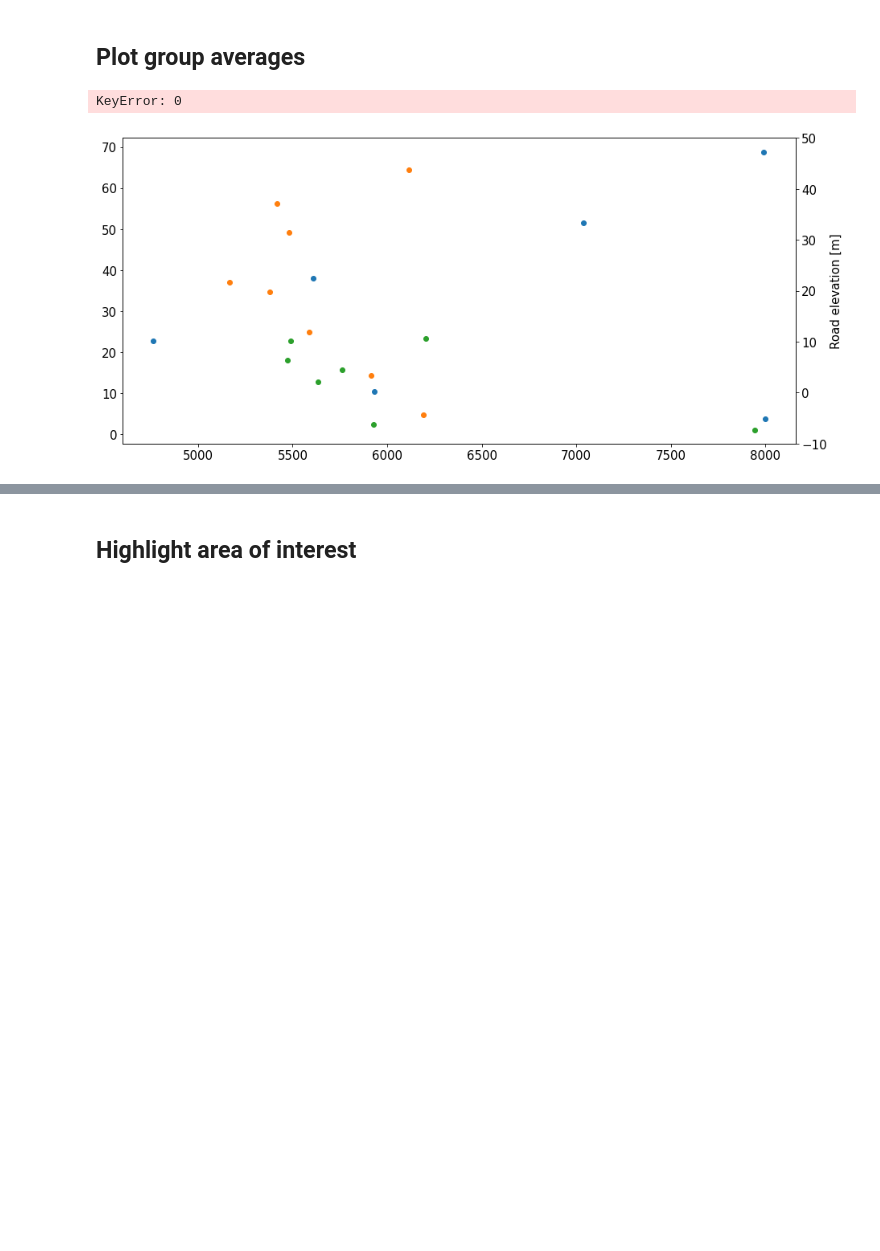
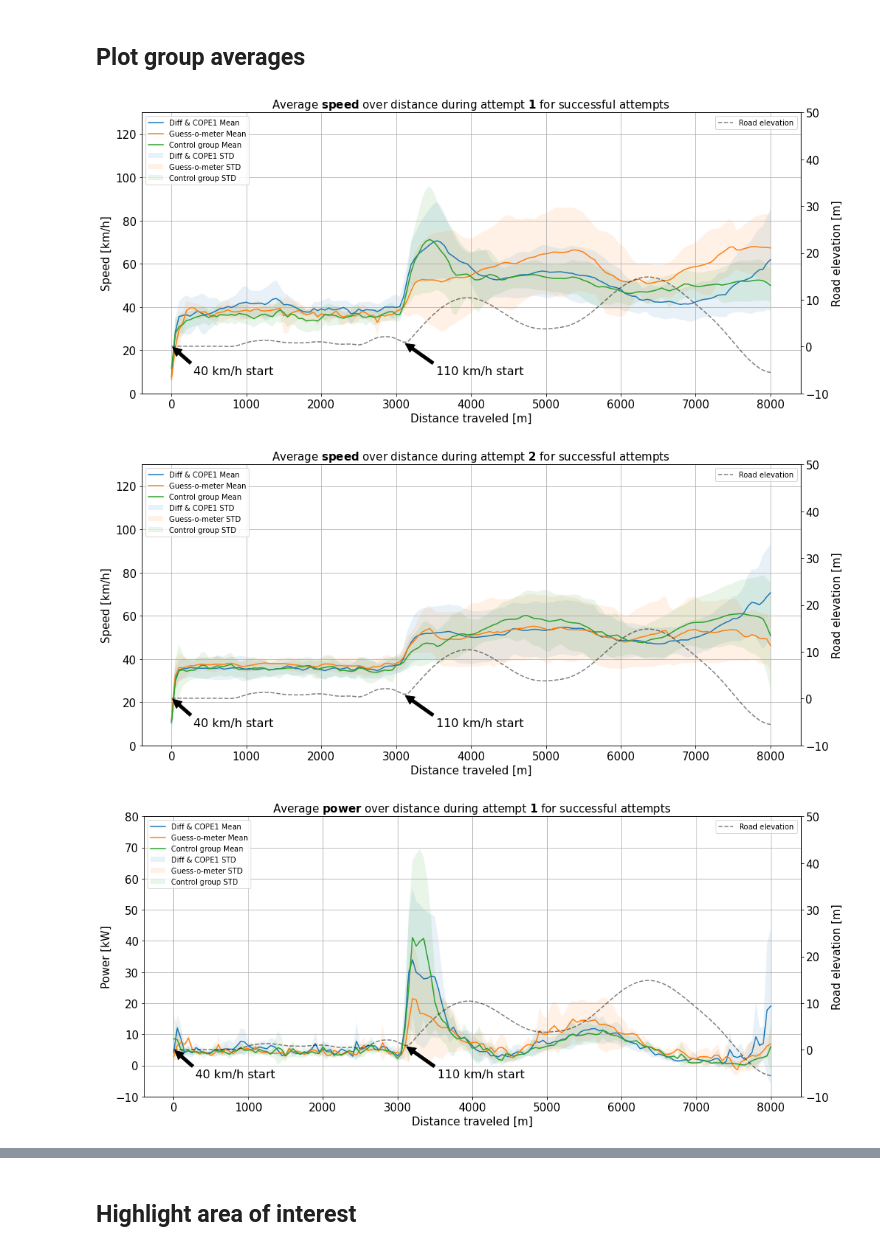
Before and after one commit to Sandsten/bev-vr-data-analysis, a Jupyter notebook: jupyter-notebooks/vis driving data.ipynb, the cells around one changed output, grey strips where cells are left out. Drawn from its saved outputs; the diff is of its cells as text; code cells hidden in the pictures; blank space fills up the shorter version.

```diff
--- a/jupyter-notebooks/vis driving data.ipynb
+++ b/jupyter-notebooks/vis driving data.ipynb
@@ -27,7 +18,8 @@ exclusion_list = guess_excluded + diff_excluded + control_excluded
 #exclusion_list = []
 
 # Remove all rows which are of participants who are in the exclusion_list
-driving_data = driving_data_original[~driving_data_original.user_id.isin(exclusion_list)]
+# .copy() is important to avoid warnings later, if .copy() not used and we modify driving_data, driving_data_original will be affected too!
+driving_data = driving_data_original[~driving_data_original.user_id.isin(exclusion_list)].copy()
 
-# Update to not get the warning
-driving_data["throttle_position"] = driving_data["throttle_position"].apply(lambda x: x * 100)
+# Convert throttle position from [0,1] to [0,100]
+driving_data["throttle_position"] *= 100
@@ -173,22 +179,21 @@ variables_unit = {
   "power_usage": "[kW]",
   "throttle_position": "[%]"
 }
+matplot_params = {
+    'font.size': 12,
+    'axes.labelsize': 15,
+    'axes.titlesize': 15,
+    'legend.fontsize': 10,
+    'xtick.labelsize': 15,
+    'ytick.labelsize': 15
+}
+matplotlib.rcParams.update(matplot_params)
 # %%
-params = {
-    'font.size': 12,
-    'axes.labelsize': 15,
-    'axes.titlesize': 15,
-    'legend.fontsize': 10,
-    'xtick.labelsize': 15,
-    'ytick.labelsize': 15
-}
-matplotlib.rcParams.update(params)
-
 def plotGroupAverage(variable, attempt):
   variable_to_plot = variable
   attempt_nr = attempt
 
-  fig, ax = plt.subplots(figsize=(15,7))
+  fig, ax = plt.subplots(figsize=(16,7))
 
   groups_average = average_groups[average_groups.attempt == attempt_nr]
 
@@ -230,14 +235,15 @@ def plotGroupAverage(variable, attempt):
   # Fails
   plt.gca().set_prop_cycle(None)
 
-  failed_diff_and_cope = failed_attempts[(failed_attempts.evis_id == "diff_and_cope1") & (failed_attempts.attempt == attempt_nr)]
-  plt.scatter(failed_diff_and_cope.distance_traveled, failed_diff_and_cope[variable_to_plot], label="Diff & COPE1 failed attempts")
+  if not exclude_failed_attempts:
+    failed_diff_and_cope = failed_attempts[(failed_attempts.evis_id == "diff_and_cope1") & (failed_attempts.attempt == attempt_nr)]
+    plt.scatter(failed_diff_and_cope.distance_traveled, failed_diff_and_cope[variable_to_plot], label="Diff & COPE1 failed attempts")
 
-  failed_guess = failed_attempts[(failed_attempts.evis_id == "guess_o_meter") & (failed_attempts.attempt == attempt_nr)]
-  plt.scatter(failed_guess.distance_traveled, failed_guess[variable_to_plot], label="Guess-o-meter failed attempts")
+    failed_guess = failed_attempts[(failed_attempts.evis_id == "guess_o_meter") & (failed_attempts.attempt == attempt_nr)]
+    plt.scatter(failed_guess.distance_traveled, failed_guess[variable_to_plot], label="Guess-o-meter failed attempts")
 
-  failed_control_group = failed_attempts[(failed_attempts.evis_id == "control_group") & (failed_attempts.attempt == attempt_nr)]
-  plt.scatter(failed_control_group.distance_traveled, failed_control_group[variable_to_plot], label="Control group failed attempts")
+    failed_control_group = failed_attempts[(failed_attempts.evis_id == "control_group") & (failed_attempts.attempt == attempt_nr)]
+    plt.scatter(failed_control_group.distance_traveled, failed_control_group[variable_to_plot], label="Control group failed attempts")
 
     # Road elevation
   road_evel_ax = ax.twinx()
@@ -255,7 +261,7 @@ def plotGroupAverage(variable, attempt):
             arrowprops=dict(facecolor='black', shrink=0.05),
             fontsize=16,
             horizontalalignment='right', verticalalignment='top')
-  road_evel_ax.annotate('110 km/h start', (3100, road_elevation.road_elevation[31]),
+  road_evel_ax.annotate('110 km/h start', (3100, road_elevation.road_elevation[30]),
           xytext=(0.58, 0.1), textcoords='axes fraction',
           arrowprops=dict(facecolor='black', shrink=0.05),
           fontsize=16,
@@ -263,39 +269,42 @@ def plotGroupAverage(variable, attempt):
 
   road_evel_ax.legend()
 
   tb1 = r"$\bf{" + variables_print_pretty[variable_to_plot].lower() + "}$"
   tb2 = r"$\bf{" + str(attempt) + "}$"
 
-  ax.set_title("Average " + tb1 + " over distance during attempt " + tb2)
+  ax.set_title("Average " + tb1 + " over distance during attempt " + tb2 + " for successful attempts")
 
   ax.legend(loc="upper left")
   if variable_to_plot == "speed":
     ax.set_ylim(0,130)
   if variable_to_plot == "power_usage":
     ax.set_ylim(-10,80)
   if variable_to_plot == "throttle_position":
     ax.set_ylim(0,105)
 
   ax.grid(True)
   ax.set_xlabel("Distance traveled [m]")
   ax.set_ylabel(variables_print_pretty[variable_to_plot] + " " + variables_unit[variable_to_plot])
 
-  if False:
+  if True:
     title = "average_" + variables_print_pretty[variable_to_plot].lower() + "_attempt_" + str(attempt) + "_arrow_speed_" + "excluded_ids_" + str(exclusion_list)
-    plt.savefig("/home/steve/Pictures/figures/average with excluded/" + title + ".png", dpi=200)
+    plt.savefig("/home/steve/Pictures/figures/only successful attempts/" + title + ".png", dpi=200)
+    #title = "sample_distance_"+str(distance_window_size)+"m"
+    #plt.savefig("/home/steve/Pictures/figures/average distances/" + title + ".png", dpi=200)
 
   plt.show()
 
 
 variable = "speed"
-#plotGroupAverage(variable, 1)
-#plotGroupAverage(variable, 2)
+plotGroupAverage(variable, 1)
+plotGroupAverage(variable, 2)
 variable = "power_usage"
 plotGroupAverage(variable, 1)
 plotGroupAverage(variable, 2)
 variable = "throttle_position"
-#plotGroupAverage(variable, 1)
-#plotGroupAverage(variable, 2)
+plotGroupAverage(variable, 1)
+plotGroupAverage(variable, 2)
 # %% [output]
-KeyError: 0
-[figure, old version]
+[figure, new version]
+[figure, added]
+[figure, added]
```
Also changed, not shown: parts of 17 cells of this notebook.
